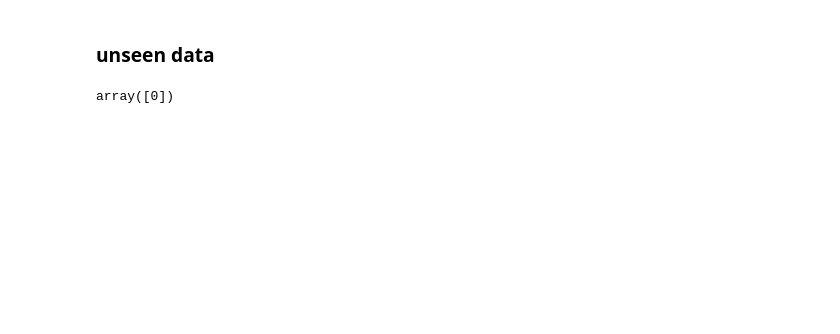
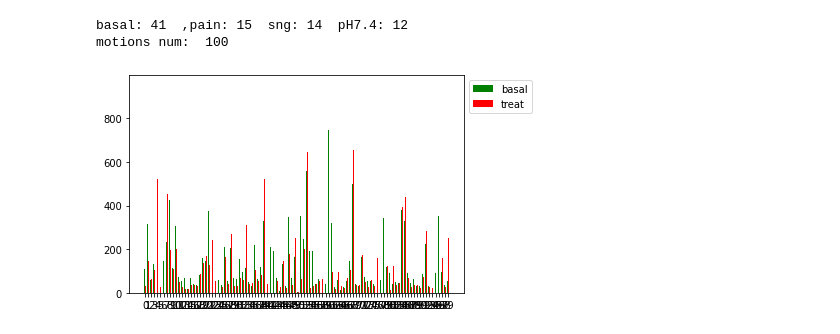
Before and after one commit to IS-Howard/final, a Jupyter notebook: main_clip.ipynb, the cells around one changed output. Cells and saved outputs as stored; diff of their text form; code cells hidden in the pictures; blank space fills up the shorter version.

```diff
--- a/main_clip.ipynb
+++ b/main_clip.ipynb
@@ -232,2 +0,0 @@ pH7.4 test accuracy =  0.7340225085298162
-# %% [markdown]
-### unseen data
@@ -268,4 +0,0 @@ disp.plot()
-# %%
-np.unique(pred)
-# %% [output]
-array([0])
@@ -271,0 +5,11 @@ array([0])
+# %%
+dlc_root = r'..\final_data\mix_landmark7'
+dlc7 = DataSet(dlc_root)
+dlc7.generate_feature()
+dlc7.pose_cls(sel=['Cap','Capbasal'], sel_num=20, embed=False, k=100, cls_type='km', clf_type='svm')
+# dlc7.motion_del=True
+dlc7.generate_train_test()
+# %% [output]
+basal: 41  ,pain: 15  sng: 14  pH7.4: 12
+motions num:  100
+[figure, added]
```
Also changed, not shown: parts of 19 cells of this notebook, 2 other files.
